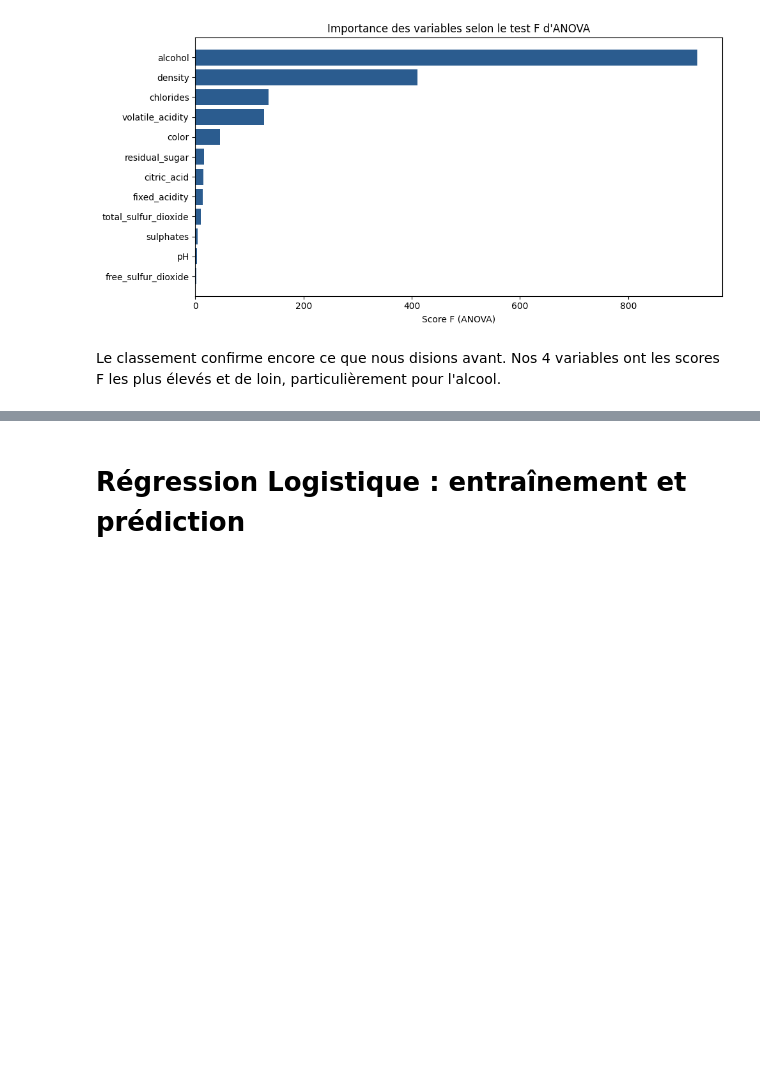
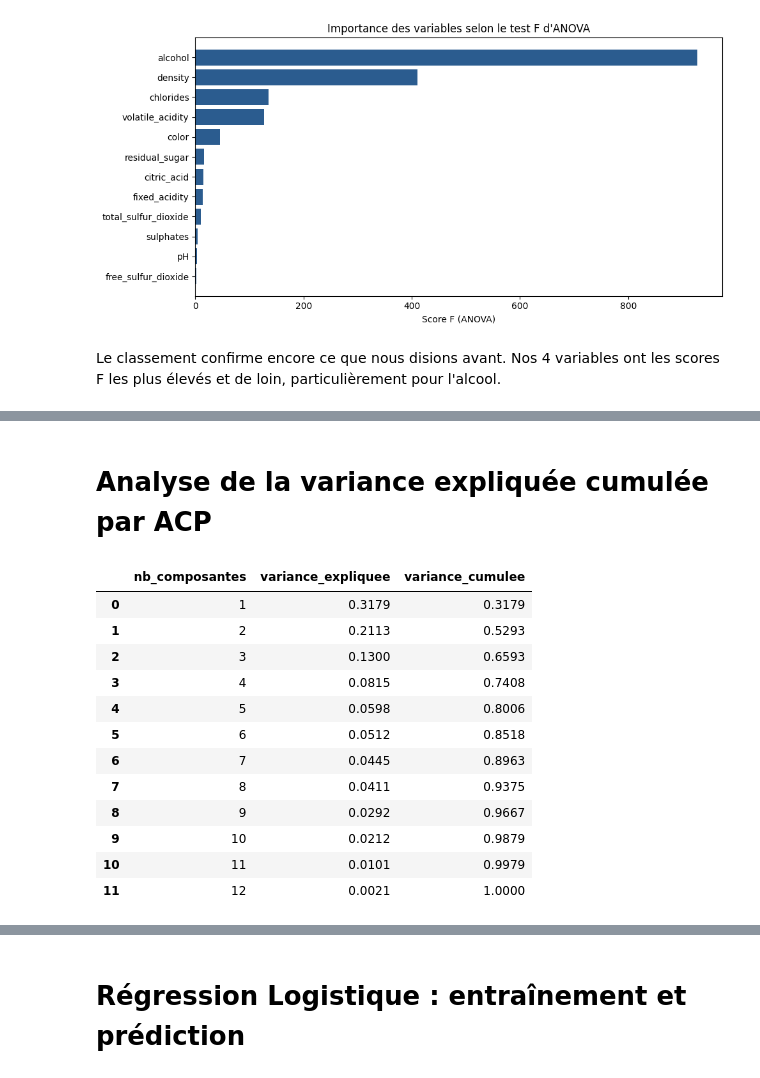
Before and after one commit to Efrei-Project-MariusBadoz/Wine-prediction, a Jupyter notebook: wine_quality.ipynb, the cells around one changed output, grey strips where cells are left out. Saved outputs shown, nothing was run; the diff lists cells and outputs as text; code cells hidden in the pictures; blank space fills up the shorter version.

```diff
--- a/wine_quality.ipynb
+++ b/wine_quality.ipynb
@@ -406,0 +432,26 @@ Le classement confirme encore ce que nous disions avant. Nos 4 variables ont les
+# %% [markdown]
+# Analyse de la variance expliquée cumulée par ACP
+# %%
+from sklearn.decomposition import PCA
+
+pca = PCA().fit(X_train_scaled)
+pca_df = pd.DataFrame({
+    "nb_composantes": range(1, len(pca.explained_variance_ratio_) + 1),
+    "variance_expliquee": pca.explained_variance_ratio_.round(4),
+    "variance_cumulee": pca.explained_variance_ratio_.cumsum().round(4)
+})
+pca_df
+# %% [output]
+|  | nb_composantes | variance_expliquee | variance_cumulee |
+| 0 | 1 | 0.3179 | 0.3179 |
+| 1 | 2 | 0.2113 | 0.5293 |
+| 2 | 3 | 0.1300 | 0.6593 |
+| 3 | 4 | 0.0815 | 0.7408 |
+| 4 | 5 | 0.0598 | 0.8006 |
+| 5 | 6 | 0.0512 | 0.8518 |
+| 6 | 7 | 0.0445 | 0.8963 |
+| 7 | 8 | 0.0411 | 0.9375 |
+| 8 | 9 | 0.0292 | 0.9667 |
+| 9 | 10 | 0.0212 | 0.9879 |
+| 10 | 11 | 0.0101 | 0.9979 |
+| 11 | 12 | 0.0021 | 1.0000 |
```
Also changed, not shown: parts of 24 cells of this notebook, 14 other files.
